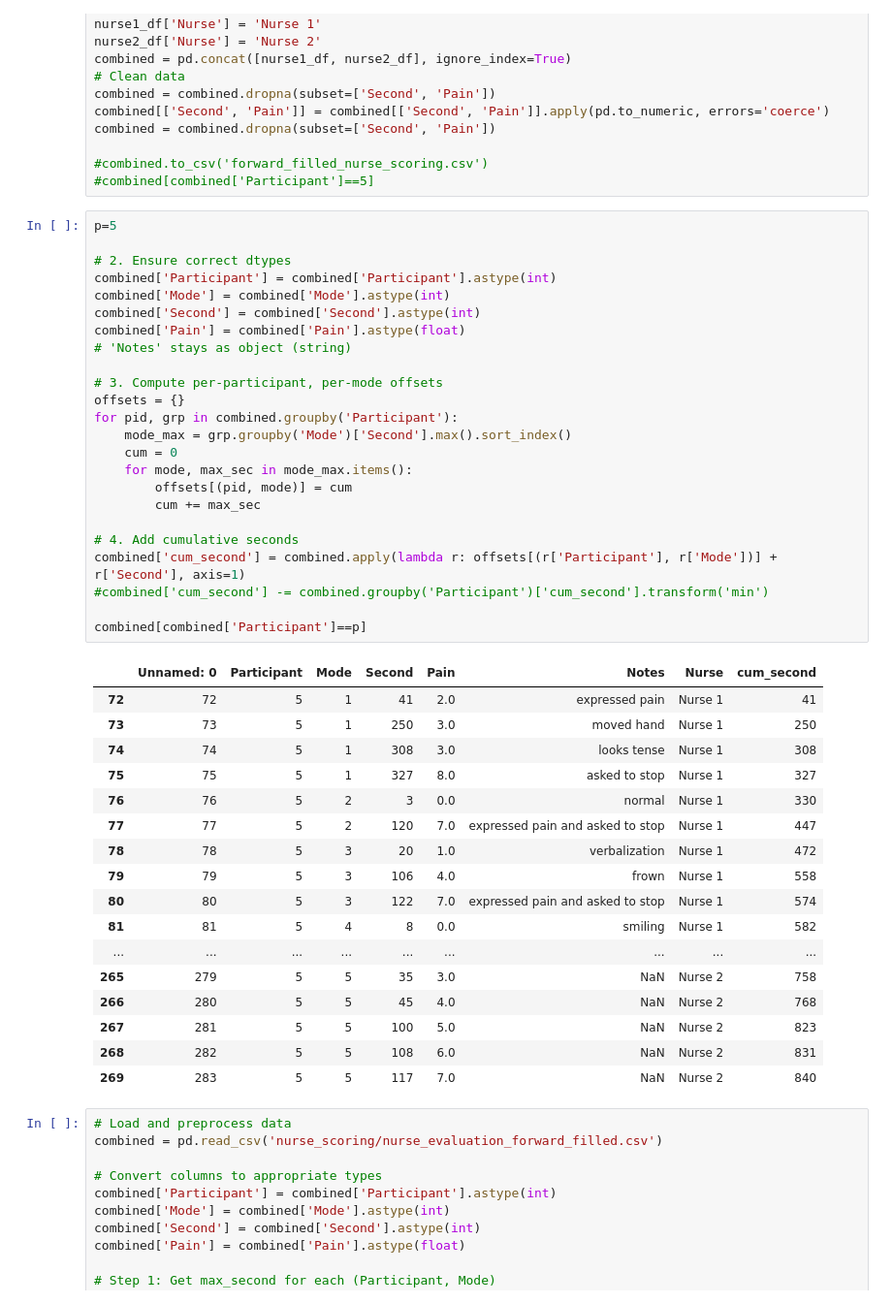
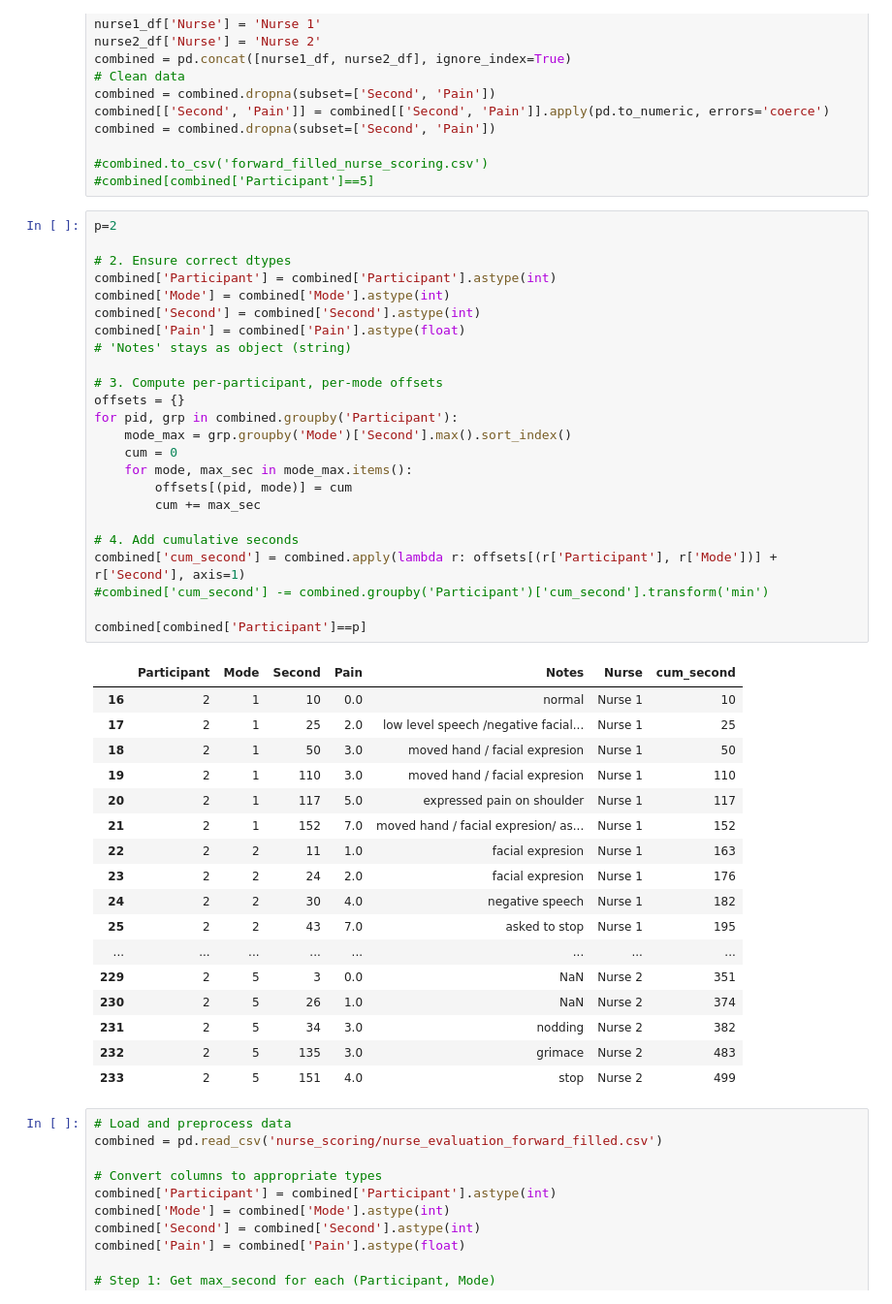
Before and after one commit to straybird16/PA_data_2025_03_12, a Jupyter notebook: plot_nurse_assessment.ipynb, the cells around one changed output. Shown at 97% size. Saved outputs shown, nothing was run; the diff lists cells and outputs as text.

```diff
--- a/plot_nurse_assessment.ipynb
+++ b/plot_nurse_assessment.ipynb
@@ -156,47 +156,47 @@ combined = combined.dropna(subset=['Second', 'Pain'])
 #combined.to_csv('forward_filled_nurse_scoring.csv')
 #combined[combined['Participant']==5]
 # %%
-p=5
+p=2
 
 # 2. Ensure correct dtypes
 combined['Participant'] = combined['Participant'].astype(int)
 combined['Mode'] = combined['Mode'].astype(int)
 combined['Second'] = combined['Second'].astype(int)
 combined['Pain'] = combined['Pain'].astype(float)
 # 'Notes' stays as object (string)
 
 # 3. Compute per-participant, per-mode offsets
 offsets = {}
 for pid, grp in combined.groupby('Participant'):
     mode_max = grp.groupby('Mode')['Second'].max().sort_index()
     cum = 0
     for mode, max_sec in mode_max.items():
         offsets[(pid, mode)] = cum
         cum += max_sec
 
 # 4. Add cumulative seconds
 combined['cum_second'] = combined.apply(lambda r: offsets[(r['Participant'], r['Mode'])] + r['Second'], axis=1)
 #combined['cum_second'] -= combined.groupby('Participant')['cum_second'].transform('min')
 
 combined[combined['Participant']==p]
 # %% [output]
-|  | Unnamed: 0 | Participant | Mode | Second | Pain | Notes | Nurse | cum_second |
-| 72 | 72 | 5 | 1 | 41 | 2.0 | expressed pain | Nurse 1 | 41 |
-| 73 | 73 | 5 | 1 | 250 | 3.0 | moved hand | Nurse 1 | 250 |
-| 74 | 74 | 5 | 1 | 308 | 3.0 | looks tense | Nurse 1 | 308 |
-| 75 | 75 | 5 | 1 | 327 | 8.0 | asked to stop | Nurse 1 | 327 |
-| 76 | 76 | 5 | 2 | 3 | 0.0 | normal | Nurse 1 | 330 |
-| 77 | 77 | 5 | 2 | 120 | 7.0 | expressed pain and asked to stop | Nurse 1 | 447 |
-| 78 | 78 | 5 | 3 | 20 | 1.0 | verbalization | Nurse 1 | 472 |
-| 79 | 79 | 5 | 3 | 106 | 4.0 | frown | Nurse 1 | 558 |
-| 80 | 80 | 5 | 3 | 122 | 7.0 | expressed pain and asked to stop | Nurse 1 | 574 |
-| 81 | 81 | 5 | 4 | 8 | 0.0 | smiling | Nurse 1 | 582 |
-| ... | ... | ... | ... | ... | ... | ... | ... | ... |
-| 265 | 279 | 5 | 5 | 35 | 3.0 | NaN | Nurse 2 | 758 |
-| 266 | 280 | 5 | 5 | 45 | 4.0 | NaN | Nurse 2 | 768 |
-| 267 | 281 | 5 | 5 | 100 | 5.0 | NaN | Nurse 2 | 823 |
-| 268 | 282 | 5 | 5 | 108 | 6.0 | NaN | Nurse 2 | 831 |
-| 269 | 283 | 5 | 5 | 117 | 7.0 | NaN | Nurse 2 | 840 |
+|  | Participant | Mode | Second | Pain | Notes | Nurse | cum_second |
+| 16 | 2 | 1 | 10 | 0.0 | normal | Nurse 1 | 10 |
+| 17 | 2 | 1 | 25 | 2.0 | low level speech /negative facial... | Nurse 1 | 25 |
+| 18 | 2 | 1 | 50 | 3.0 | moved hand / facial expresion | Nurse 1 | 50 |
+| 19 | 2 | 1 | 110 | 3.0 | moved hand / facial expresion | Nurse 1 | 110 |
+| 20 | 2 | 1 | 117 | 5.0 | expressed pain on shoulder | Nurse 1 | 117 |
+| 21 | 2 | 1 | 152 | 7.0 | moved hand / facial expresion/ as... | Nurse 1 | 152 |
+| 22 | 2 | 2 | 11 | 1.0 | facial expresion | Nurse 1 | 163 |
+| 23 | 2 | 2 | 24 | 2.0 | facial expresion | Nurse 1 | 176 |
+| 24 | 2 | 2 | 30 | 4.0 | negative speech | Nurse 1 | 182 |
+| 25 | 2 | 2 | 43 | 7.0 | asked to stop | Nurse 1 | 195 |
+| ... | ... | ... | ... | ... | ... | ... | ... |
+| 229 | 2 | 5 | 3 | 0.0 | NaN | Nurse 2 | 351 |
+| 230 | 2 | 5 | 26 | 1.0 | NaN | Nurse 2 | 374 |
+| 231 | 2 | 5 | 34 | 3.0 | nodding | Nurse 2 | 382 |
+| 232 | 2 | 5 | 135 | 3.0 | grimace | Nurse 2 | 483 |
+| 233 | 2 | 5 | 151 | 4.0 | stop | Nurse 2 | 499 |
 # %%
 # Load and preprocess data
 combined = pd.read_csv('nurse_scoring/nurse_evaluation_forward_filled.csv')
```
Also changed, not shown: parts of 5 cells of this notebook, 9 other files.
